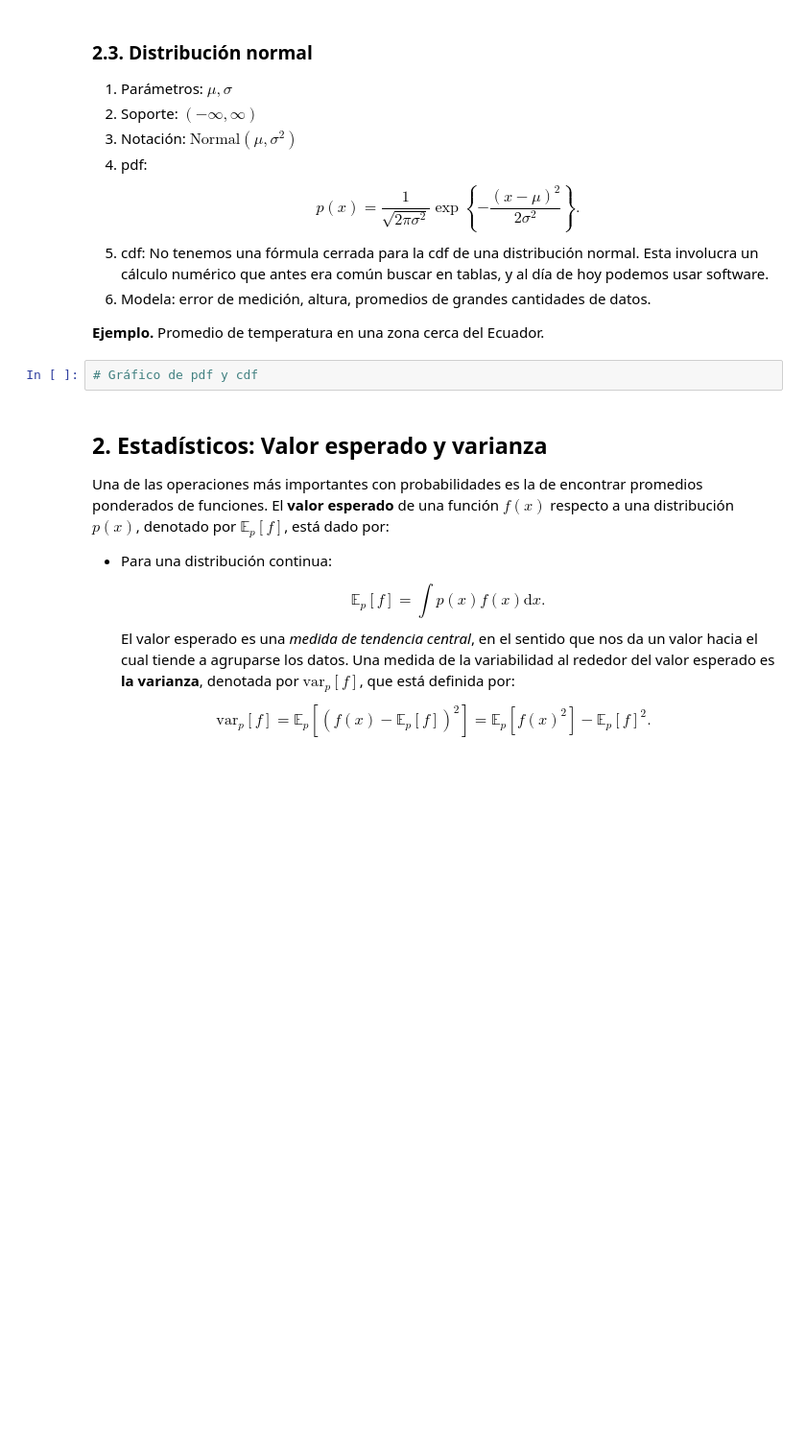
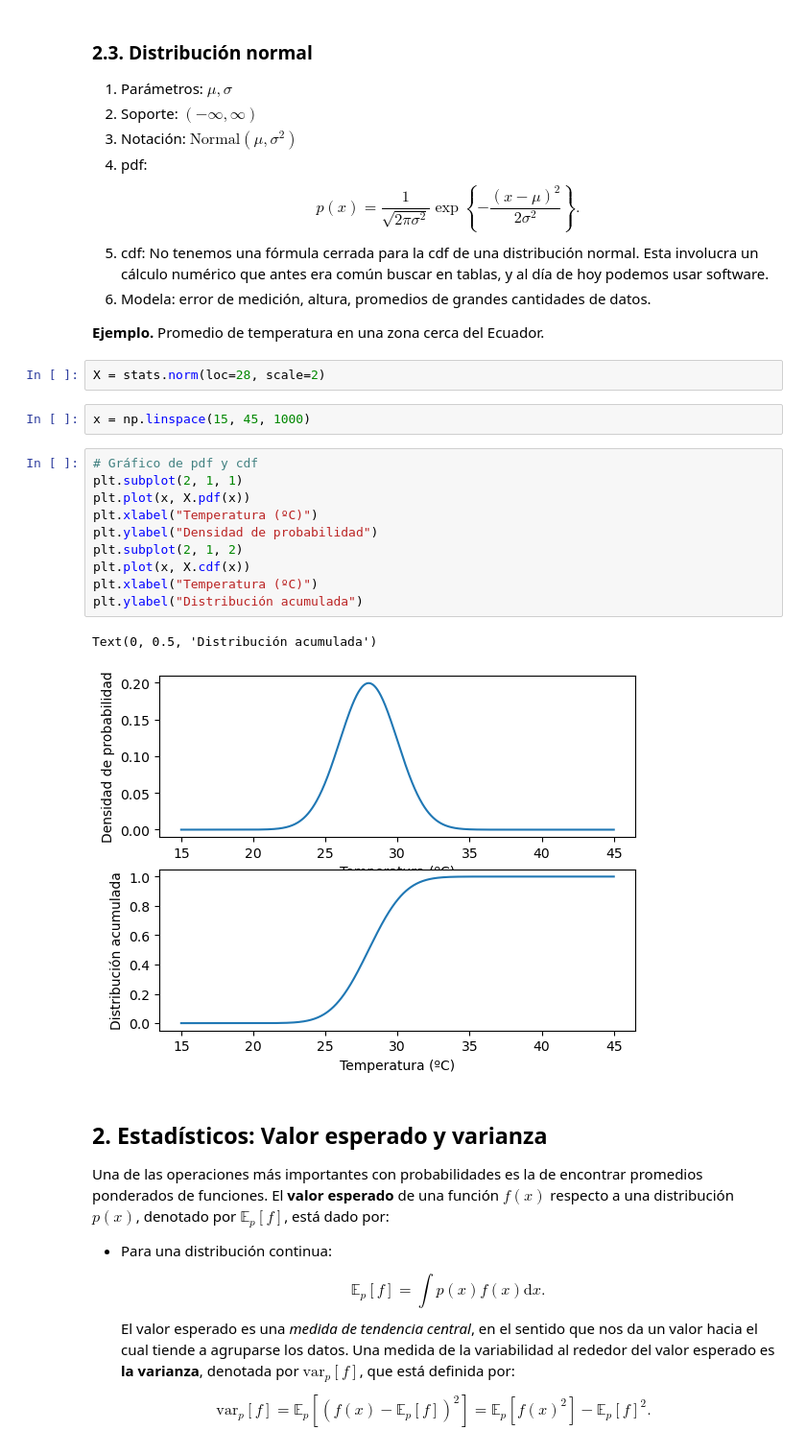
Before and after one commit to esjimenezro/mebo2024, a Jupyter notebook: modulo1/tema2/3-variables-aleatorias-continuas.ipynb, the cells around one changed output. Shown at 96% size. Saved outputs shown, nothing was run; the diff lists cells and outputs as text; blank space fills up the shorter version.

```diff
--- a/modulo1/tema2/3-variables-aleatorias-continuas.ipynb
+++ b/modulo1/tema2/3-variables-aleatorias-continuas.ipynb
@@ -141,8 +193,23 @@ Para cada una, veremos el soporte, la densidad, la distribución acumulada y una
 6. Modela: error de medición, altura, promedios de grandes cantidades de datos.
 
 **Ejemplo.** Promedio de temperatura en una zona cerca del Ecuador.
-# %%
-# Gráfico de pdf y cdf
+# %%
+X = stats.norm(loc=28, scale=2)
+# %%
+x = np.linspace(15, 45, 1000)
+# %%
+# Gráfico de pdf y cdf
+plt.subplot(2, 1, 1)
+plt.plot(x, X.pdf(x))
+plt.xlabel("Temperatura (ºC)")
+plt.ylabel("Densidad de probabilidad")
+plt.subplot(2, 1, 2)
+plt.plot(x, X.cdf(x))
+plt.xlabel("Temperatura (ºC)")
+plt.ylabel("Distribución acumulada")
+# %% [output]
+Text(0, 0.5, 'Distribución acumulada')
+[figure, added]
 # %% [markdown]
 ## 2. Estadísticos: Valor esperado y varianza
 Una de las operaciones más importantes con probabilidades es la de encontrar promedios ponderados de funciones. El **valor esperado** de una función $f(x)$ respecto a una distribución $p(x)$, denotado por $\mathbb{E}_p[f]$, está dado por:
```
Also changed, not shown: parts of 23 cells of this notebook, 1 other file.
